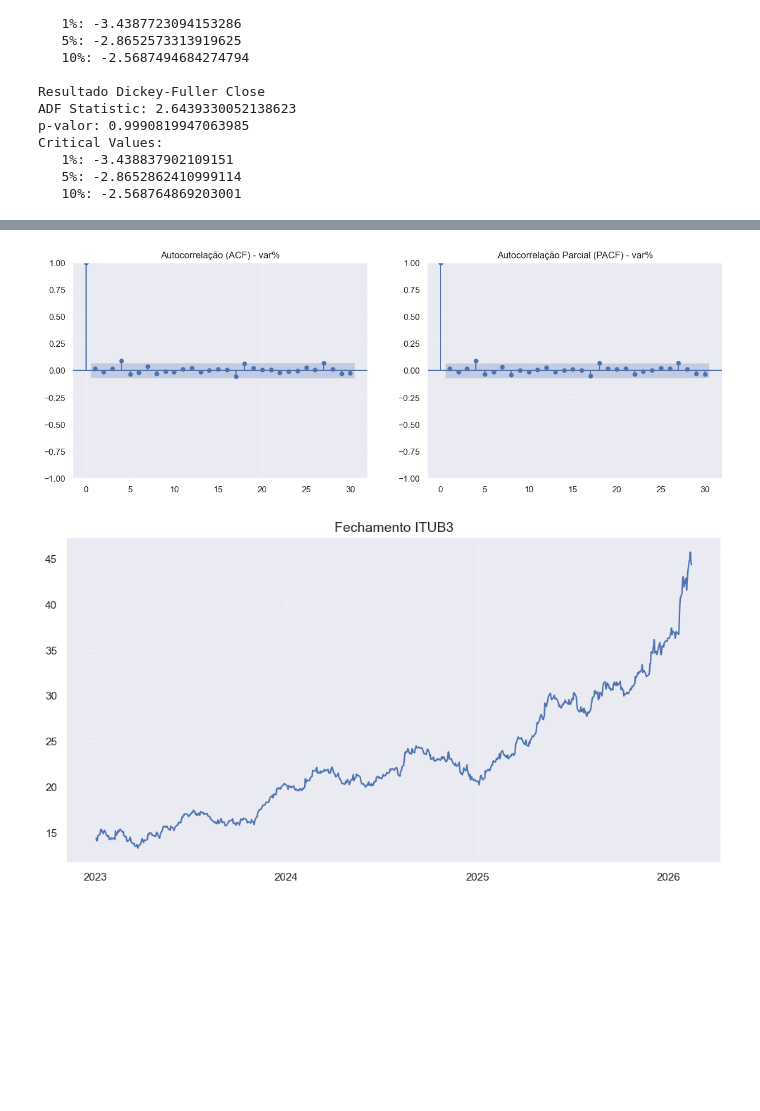
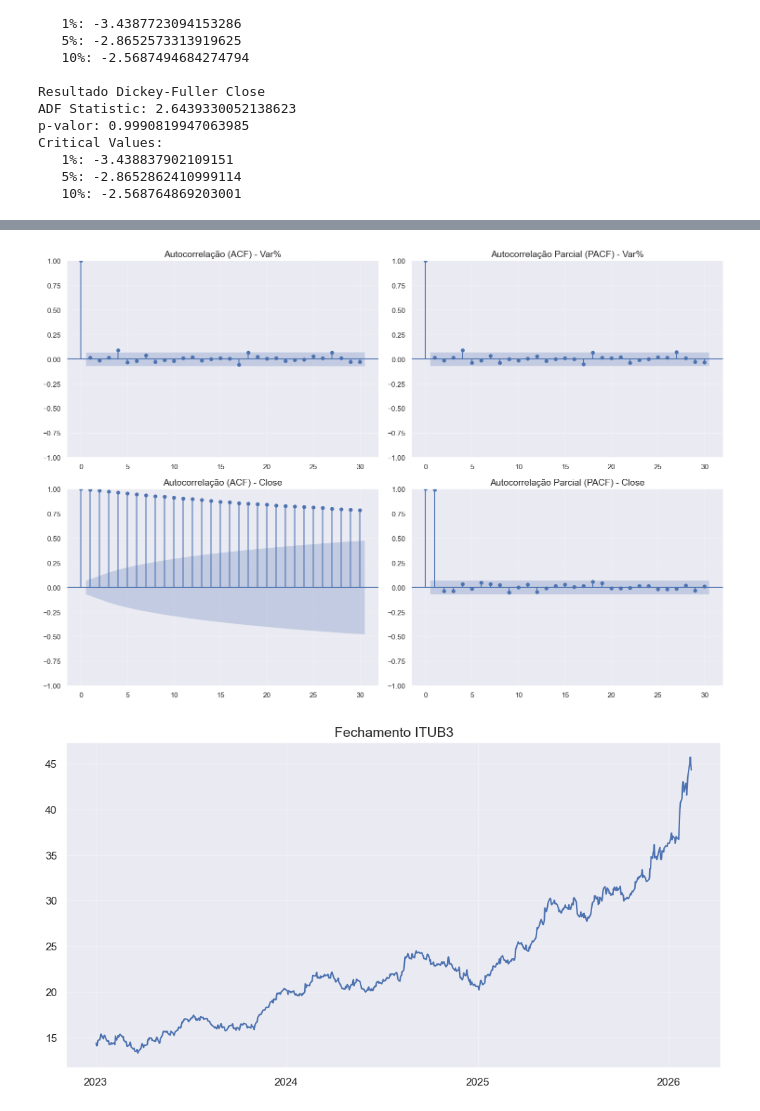
Before and after one commit to iiagovictor/fiap_tech_challenge_fase4, a Jupyter notebook: Notebooks/analise_exploratoria.ipynb, the cells around one changed output, grey strips where cells are left out. Cells and saved outputs as stored; diff of their text form; code cells hidden in the pictures; blank space fills up the shorter version.

Commit message:
:bar_chart: chore:  Insights Dickey-Fuller

```diff
--- a/Notebooks/analise_exploratoria.ipynb
+++ b/Notebooks/analise_exploratoria.ipynb
@@ -197,18 +228,26 @@ Critical Values:
 # %%
-# Criando o ambiente para os dois gráficos
-fig, (ax1, ax2) = plt.subplots(1, 2, figsize=(15, 5))
+# Criando o ambiente 2x2 e achatando os eixos para facilitar o acesso
+fig, axes = plt.subplots(2, 2, figsize=(15, 10))
+ax1, ax2, ax3, ax4 = axes.flatten()
 
-# ACF: Mostra a correlação direta e indireta
+# ACF / PACF Var%
 plot_acf(df["Var%"], lags=30, ax=ax1)
-ax1.set_title("Autocorrelação (ACF) - var%")
+ax1.set_title("Autocorrelação (ACF) - Var%")
 
-# PACF: Mostra apenas a correlação direta (essencial para LSTM)
 plot_pacf(df["Var%"], lags=30, ax=ax2)
-ax2.set_title("Autocorrelação Parcial (PACF) - var%")
+ax2.set_title("Autocorrelação Parcial (PACF) - Var%")
 
+# ACF / PACF Close
+plot_acf(df["Close"], lags=30, ax=ax3)
+ax3.set_title("Autocorrelação (ACF) - Close")
+
+plot_pacf(df["Close"], lags=30, ax=ax4)
+ax4.set_title("Autocorrelação Parcial (PACF) - Close")
+
+plt.tight_layout()
 plt.show()
 # %% [output]
-[figure, old version]
+[figure, new version]
 # %%
 fig, ax = plt.subplots()
 ax.plot(df["Close"])
```
Also changed, not shown: parts of 1 cell of this notebook.
